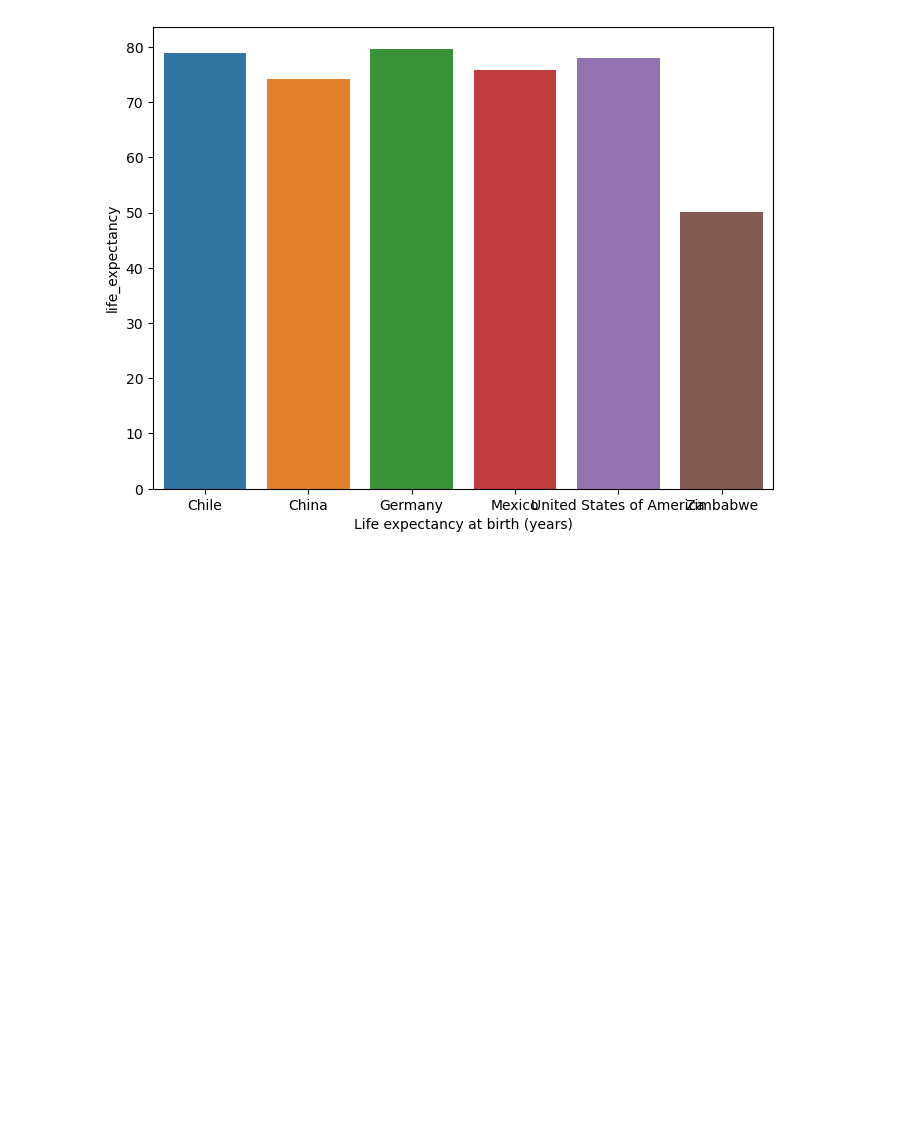
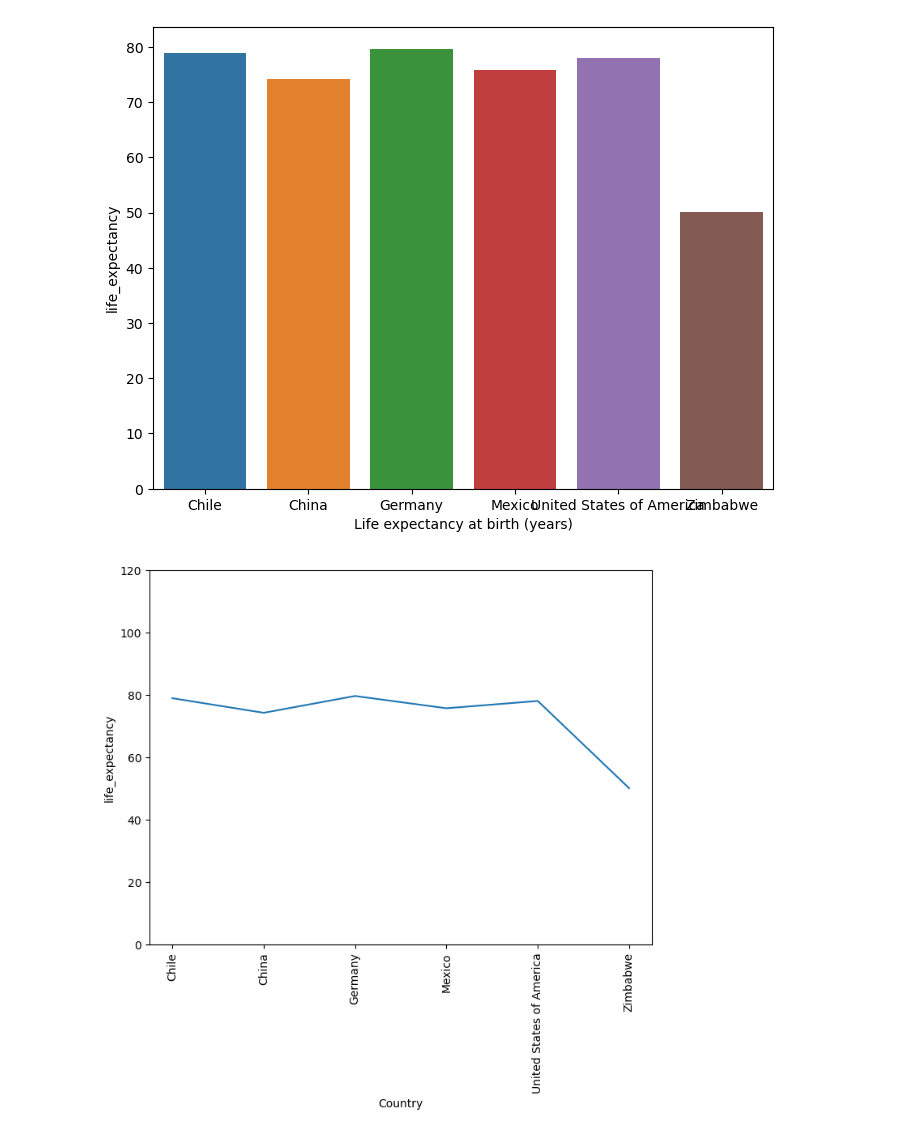
Before and after one commit to ada1312/-Portfolio_project_codecademy2, a Jupyter notebook: portfolio_2.ipynb, the cells around one changed output. Saved outputs shown, nothing was run; the diff lists cells and outputs as text; code cells hidden in the pictures; blank space fills up the shorter version.

```diff
--- a/portfolio_2.ipynb
+++ b/portfolio_2.ipynb
@@ -142,3 +142,12 @@ sns.barplot(x="Country", y="life_expectancy", data=dfMeans)
 plt.xlabel("Life expectancy at birth (years)");
 # %% [output]
 [figure]
+# %%
+plt.figure(figsize=(8,6))
+sns.lineplot(x="Country", y="life_expectancy", data=dfMeans)
+plt.ylim(0, 120)
+plt.xticks(rotation=90)
+
+plt.show()
+# %% [output]
+[figure, added]
```
Also changed, not shown: parts of 3 cells of this notebook.
